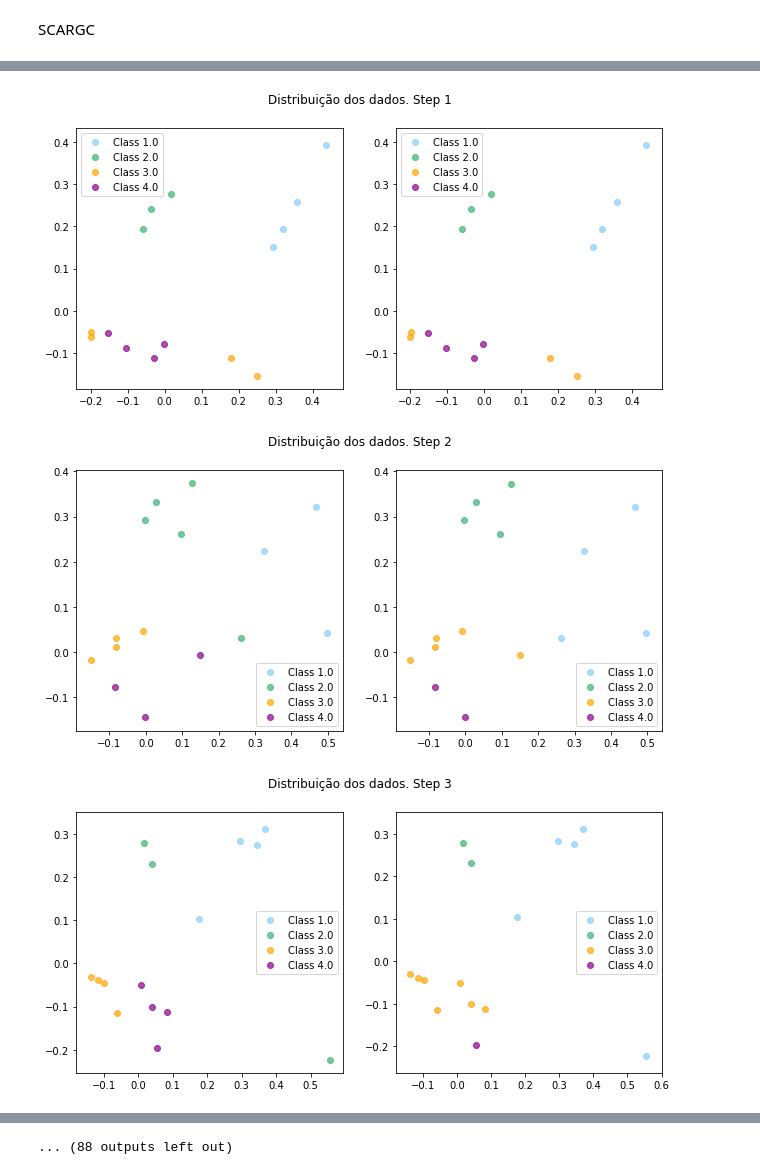
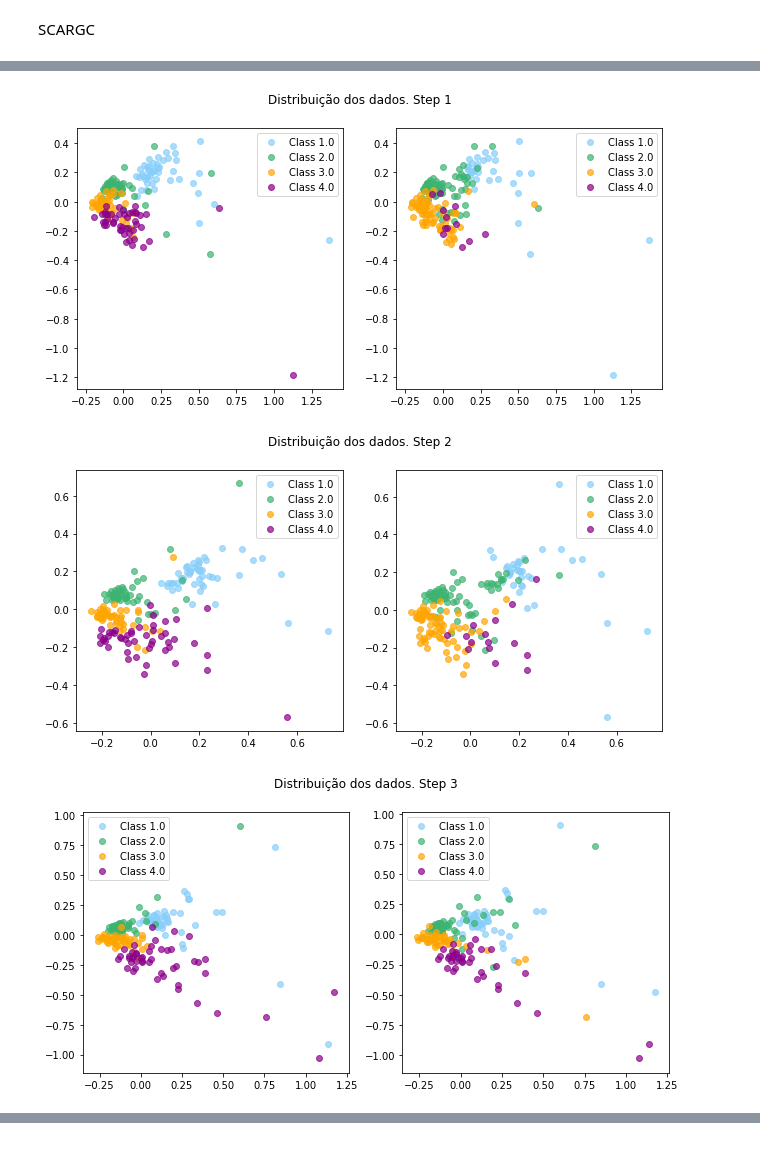
Before and after one commit to Rproc/Handshake-TCC, a Jupyter notebook: experiments/benchmark_datasets/With Distribution/keystroke.ipynb, the cells around one changed output, grey strips where cells are left out. Cells and saved outputs as stored; diff of their text form; code cells hidden in the pictures.

```diff
--- a/experiments/benchmark_datasets/With Distribution/keystroke.ipynb
+++ b/experiments/benchmark_datasets/With Distribution/keystroke.ipynb
@@ -13,6 +13,7 @@ clusters = 4
 n_components = 4
 epsilon = 0.1
 percent = 30
+steps = 8
 # %%
 base = '/home/localuser/Documentos/procopio/tcc/datasets/keystroke.txt'
 dataset, data_labeled, dataset_train, l_train, stream, l_stream, n_features = u.criar_datasets(5, base)
@@ -101,3 +102,3 @@ Numero de atualizações:  10
 # %%
-plots.plotPerBatches(stream, predicted, l_stream, len(stream))
+plots.plotPerBatches(stream, predicted, l_stream, len(stream), steps)
 # %% [output]
@@ -105,3 +106,3 @@ plots.plotPerBatches(stream, predicted, l_stream, len(stream))
-[figure, old version]
+[figure, new version]
-[figure, old version]
+[figure, new version]
-[figure, old version]
+[figure, new version]
@@ -116 +112,0 @@ plots.plotPerBatches(stream, predicted, l_stream, len(stream))
-... (88 outputs left out)
```
Also changed, not shown: parts of 3 cells of this notebook, 6 other files.
